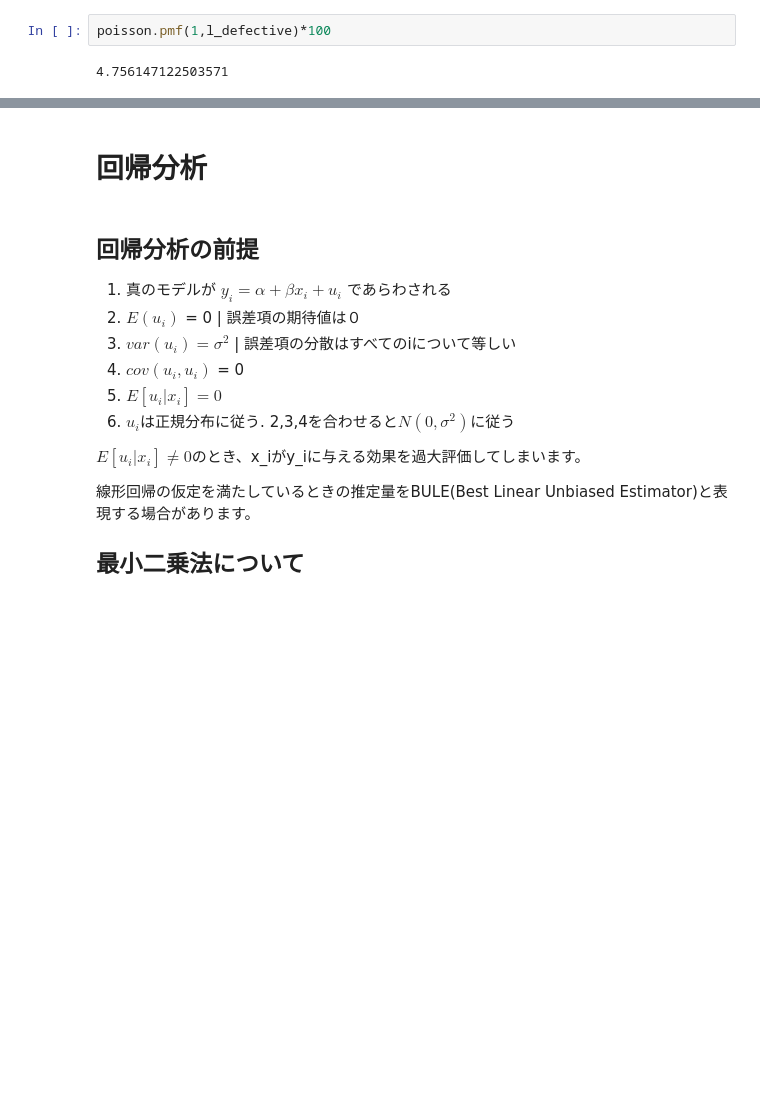
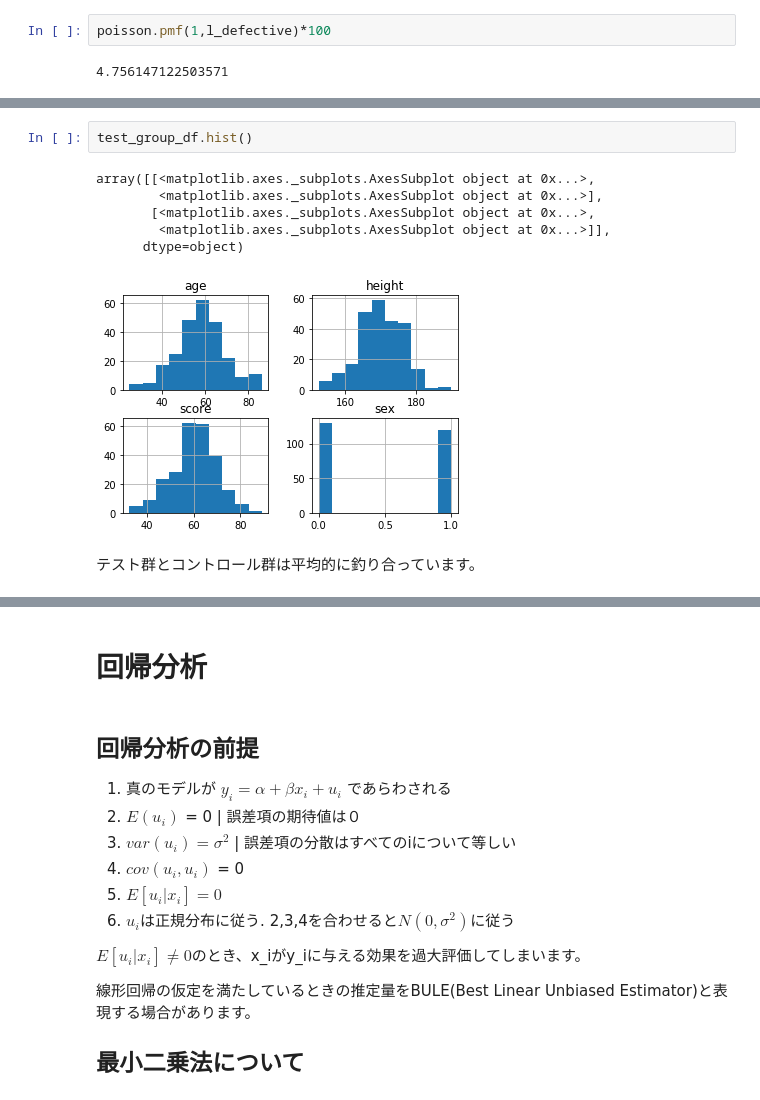
Before and after one commit to ItoYo16u/python_playground, a Jupyter notebook: econometrics_notebook.ipynb, the cells around one changed output, grey strips where cells are left out. Drawn from its saved outputs; the diff is of its cells as text; blank space fills up the shorter version.

```diff
--- a/econometrics_notebook.ipynb
+++ b/econometrics_notebook.ipynb
@@ -861,0 +937,11 @@ Xを職業訓練の参加・不参加をあらわす変数(X=0,1), Uを職業訓
+# %%
+test_group_df.hist()
+# %% [output]
+array([[<matplotlib.axes._subplots.AxesSubplot object at 0x...>,
+        <matplotlib.axes._subplots.AxesSubplot object at 0x...>],
+       [<matplotlib.axes._subplots.AxesSubplot object at 0x...>,
+        <matplotlib.axes._subplots.AxesSubplot object at 0x...>]],
+      dtype=object)
+[figure, added]
+# %% [markdown]
+テスト群とコントロール群は平均的に釣り合っています。
```
Also changed, not shown: parts of 53 cells of this notebook.
